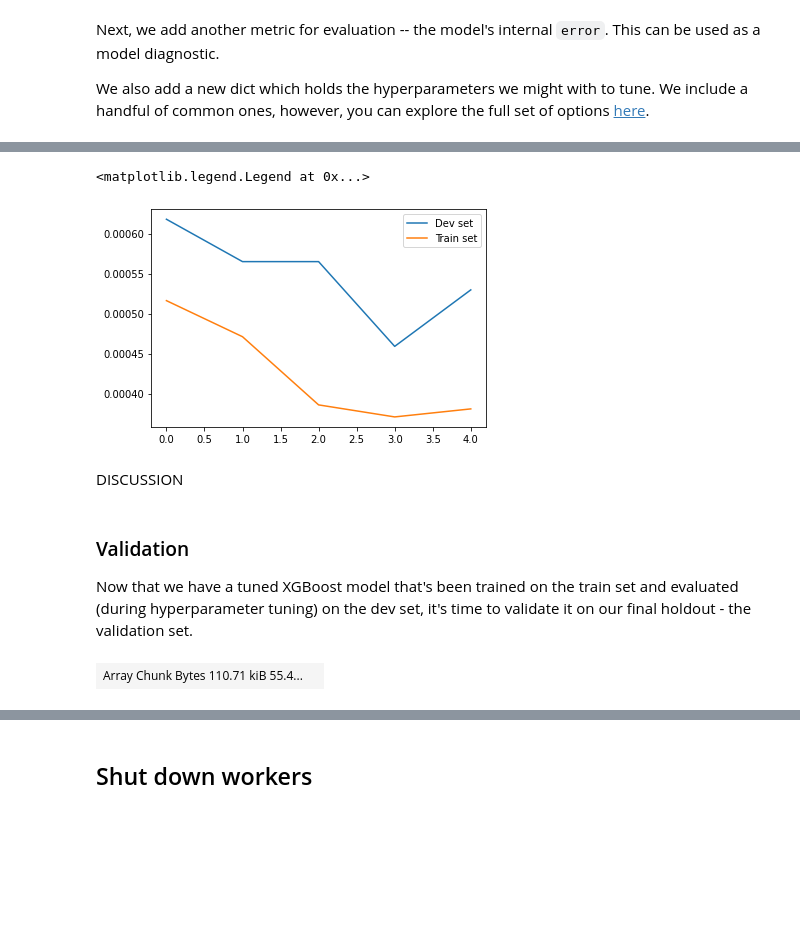
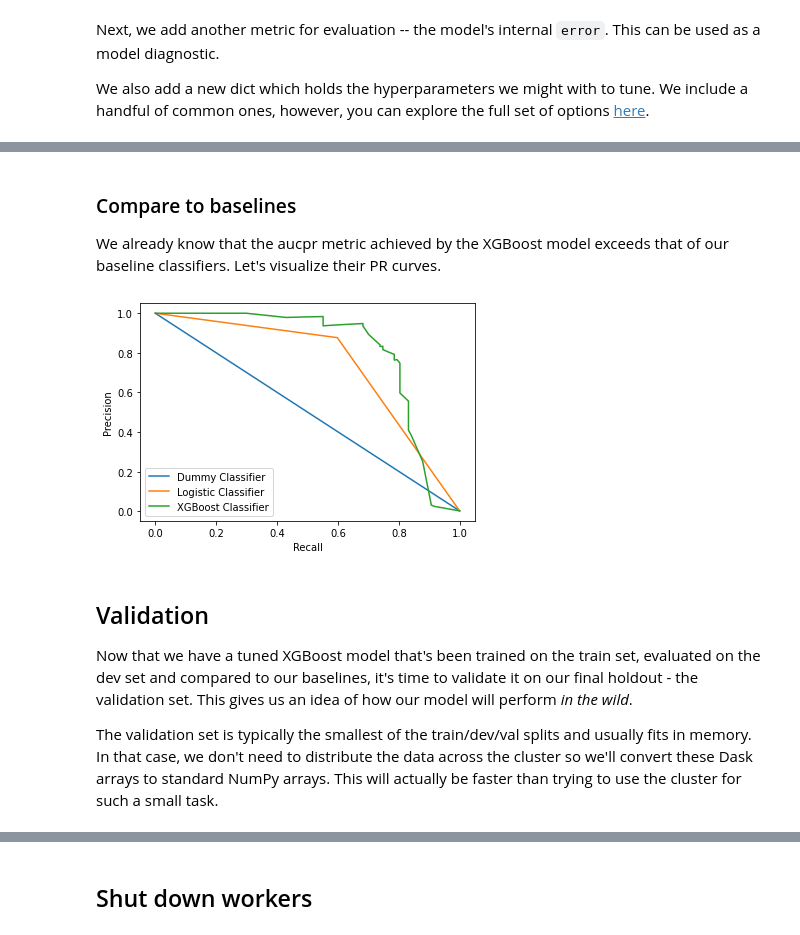
Before and after one commit to fastforwardlabs/dask-cml, a Jupyter notebook: distributed-xgboost-with-dask.ipynb, the cells around one changed output, grey strips where cells are left out. Cells and saved outputs as stored; diff of their text form; code cells hidden in the pictures; blank space fills up the shorter version.

```diff
--- a/distributed-xgboost-with-dask.ipynb
+++ b/distributed-xgboost-with-dask.ipynb
@@ -184,4 +189,5 @@ def area_under_pr_curve(predictions, labels):
     return area
 # %%
-area_under_pr_curve(baseline_pipeline.predict(X_dev), y_dev)
+area, baseline_precision, baseline_recall = area_under_pr_curve(baseline_pipeline.predict(X_dev), y_dev, return_pr=True)
+area
 # %% [output]
@@ -204,3 +209,4 @@ Pipeline(steps=[('scaler', StandardScaler()),
 # %%
-area_under_pr_curve(logistic_pipeline.predict(X_dev), y_dev)
+area, logistic_precision, logistic_recall = area_under_pr_curve(logistic_pipeline.predict(X_dev), y_dev, return_pr=True)
+area
 # %% [output]
@@ -426,18 +405,23 @@ results["hp_history"]
-# %%
-import matplotlib.pyplot as plt
-
-history = results['hp_history']
-
-plt.plot(history.iloc[history['score'].idxmax()]['dev_error'], label="Dev set")
-plt.plot(history.iloc[history['score'].idxmax()]['train_error'], label="Train set")
-plt.legend()
-# %% [output]
-<matplotlib.legend.Legend at 0x...>
-[figure, removed]
-# %% [markdown]
-DISCUSSION
+# %% [markdown]
+### Compare to baselines
+
+We already know that the aucpr metric achieved by the XGBoost model exceeds that of our baseline classifiers. Let's visualize their PR curves.
+# %%
+predictions = xgb.dask.predict(client, results['best_model'], ddev)
+_, xgboost_precision, xgboost_recall = area_under_pr_curve(predictions, y_dev, return_pr=True)
+# %%
+plt.plot(baseline_recall, baseline_precision, label='Dummy Classifier')
+plt.plot(logistic_recall, logistic_precision, label='Logistic Classifier')
+plt.plot(xgboost_recall, xgboost_precision, label='XGBoost Classifier')
+plt.xlabel("Recall")
+plt.ylabel("Precision")
+plt.legend();
+# %% [output]
+[figure, added]
 # %% [markdown]
 <a id='validation'></a>
 
-### Validation
-Now that we have a tuned XGBoost model that's been trained on the train set and evaluated (during hyperparameter tuning) on the dev set, it's time to validate it on our final holdout - the validation set.
+## Validation
+Now that we have a tuned XGBoost model that's been trained on the train set, evaluated on the dev set and compared to our baselines, it's time to validate it on our final holdout - the validation set. This gives us an idea of how our model will perform _in the wild_.
+
+The validation set is typically the smallest of the train/dev/val splits and usually fits in memory. In that case, we don't need to distribute the data across the cluster so we'll convert these Dask arrays to standard NumPy arrays. This will actually be faster than trying to use the cluster for such a small task.
@@ -449,4 +431,0 @@ prediction = xgb.dask.predict(client, results['best_model'], dval)
-# %%
-prediction
-# %% [output]
-| Array Chunk Bytes 110.71 kiB 55.4... |  |
```
Also changed, not shown: parts of 34 cells of this notebook.
